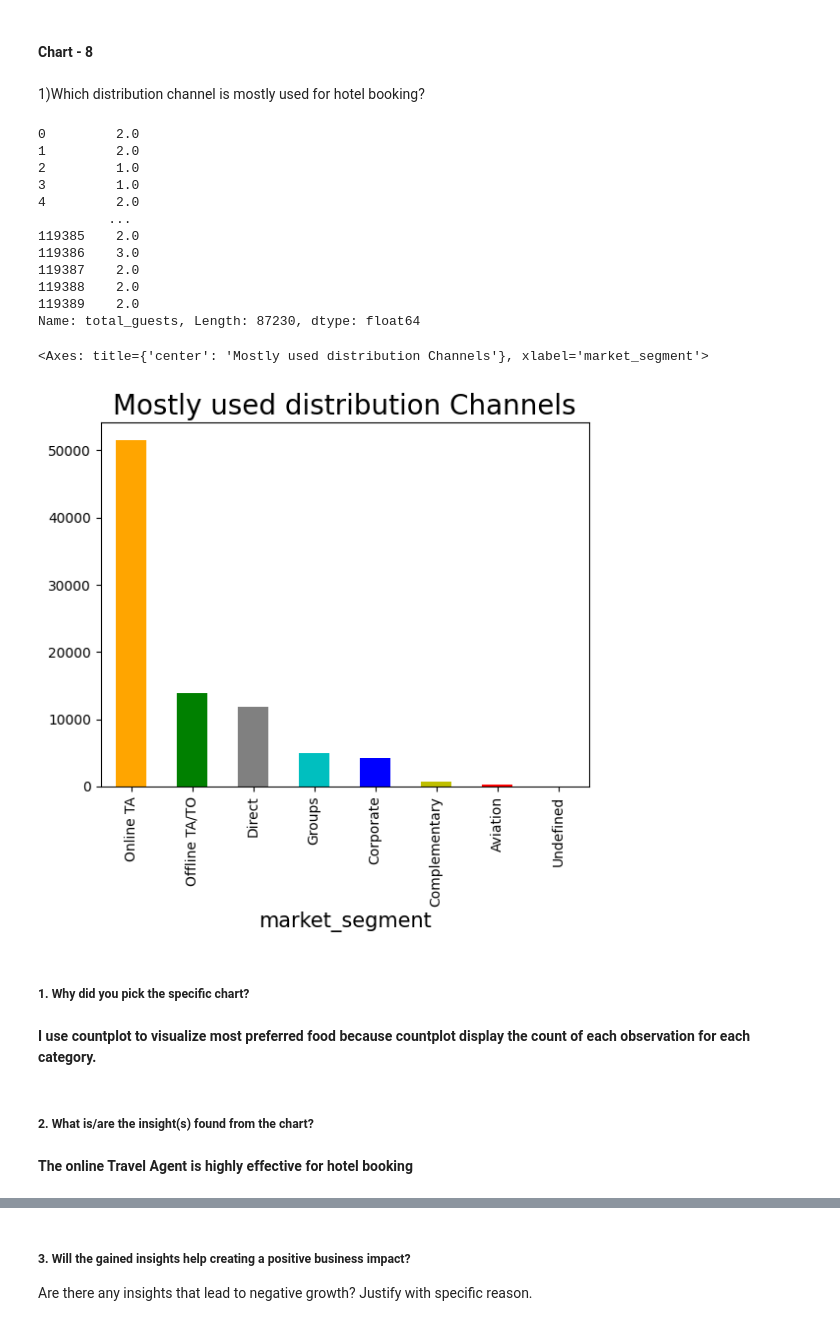
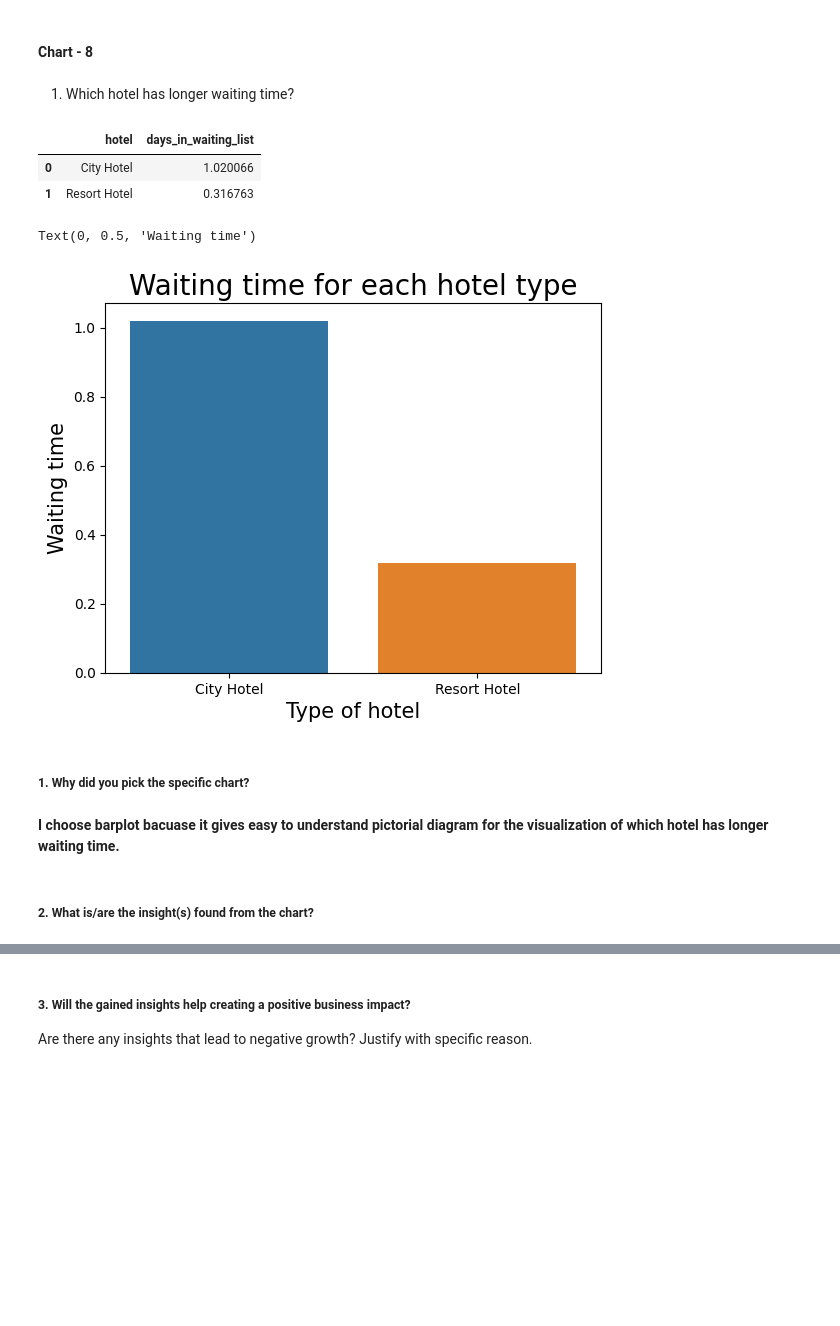
Before and after one commit to meenakshimalik433/Hotel-Booking-Analysis, a Jupyter notebook: Capstone_project_Hotel_Booking_Analysis.ipynb, the cells around one changed output, grey strips where cells are left out. Cells and saved outputs as stored; diff of their text form; code cells hidden in the pictures; blank space fills up the shorter version.

```diff
--- a/Capstone_project_Hotel_Booking_Analysis.ipynb
+++ b/Capstone_project_Hotel_Booking_Analysis.ipynb
@@ -437,10 +436,6 @@ new_hotel_df.drop(new_hotel_df[new_hotel_df['total_guests'] == 0].index, inplace
 # %%
 # convert datatypes of columns'children' and 'agent' from float to int
 new_hotel_df[['children']] = new_hotel_df[['children']].astype(int)
-# %%
-# Changing datatype of column 'reservation_status_date' to datetime
-new_hotel_df['reservation_status_date'] = pd.to_datetime(new_hotel_df['reservation_status_date'])
-format = '%y-%m-%d'
 # %%
 #Dataset after doing all manipulations
 new_hotel_df
@@ -727,42 +727,28 @@ Are there any insights that lead to negative growth? Justify with specific reaso
 * **The BBtype food is preferred by 67907 guests and FB type of food is preferred by only 360 guests.**
 # %% [markdown]
 #### Chart - 8
-# %% [markdown]
-1)Which distribution channel is mostly used for hotel booking?
-# %%
-# Chart - 8 visualization code
-monthwise_guest=pd.DataFrame(new_hotel_df[['arrival_date_month','total_guests']])
-monthwise_guest_df=monthwise_guest.groupby(['arrival_date_month'])['total_guests'].sum()
-monthwise_guest_df.sort_values(ascending=False, inplace=True)
-new_hotel_df['total_guests']
-# %% [output]
-0         2.0
-1         2.0
-2         1.0
-3         1.0
-4         2.0
-         ...
-119385    2.0
-119386    3.0
-119387    2.0
-119388    2.0
-119389    2.0
-Name: total_guests, Length: 87230, dtype: float64
-# %%
-market_segment_df=pd.DataFrame(new_hotel_df['market_segment'])
-market_segment_df_data=market_segment_df.groupby('market_segment')['market_segment'].count()
-plt.title("Mostly used distribution Channels", fontsize = 20)
-
-market_segment_df_data.sort_values(ascending=False, inplace=True)
-market_segment_df_data.plot(kind='bar', color=['orange','g', 'gray', 'c', 'b', 'y', 'r','black' ])
-# %% [output]
-<Axes: title={'center': 'Mostly used distribution Channels'}, xlabel='market_segment'>
-[figure, removed]
+# %% [markdown]
+1) Which hotel has longer waiting time?
+# %%
+# Chart - 10 visualization code
+Waiting_time = new_hotel_df.groupby('hotel')['days_in_waiting_list'].mean().reset_index()
+Waiting_time
+# %% [output]
+|  | hotel | days_in_waiting_list |
+| 0 | City Hotel | 1.020066 |
+| 1 | Resort Hotel | 0.316763 |
+# %%
+# Visualization of hotel which has longer waiting time by using barplot
+sns.barplot(x=Waiting_time['hotel'],y=Waiting_time['days_in_waiting_list'])
+plt.title('Waiting time for each hotel type', fontsize=20)
+plt.xlabel('Type of hotel',fontsize=15)
+plt.ylabel('Waiting time', fontsize=15)
+# %% [output]
+Text(0, 0.5, 'Waiting time')
+[figure, added]
 # %% [markdown]
 ##### 1. Why did you pick the specific chart?
-# %% [markdown]
-**I use countplot to visualize most preferred food because countplot display the count of each observation for each category.**
+# %% [markdown]
+**I choose barplot bacuase it gives easy to understand pictorial diagram for the visualization of which hotel has longer waiting time.**
 # %% [markdown]
 ##### 2. What is/are the insight(s) found from the chart?
-# %% [markdown]
-**The online Travel Agent is highly effective for hotel booking**
```
Also changed, not shown: parts of 37 cells of this notebook.
